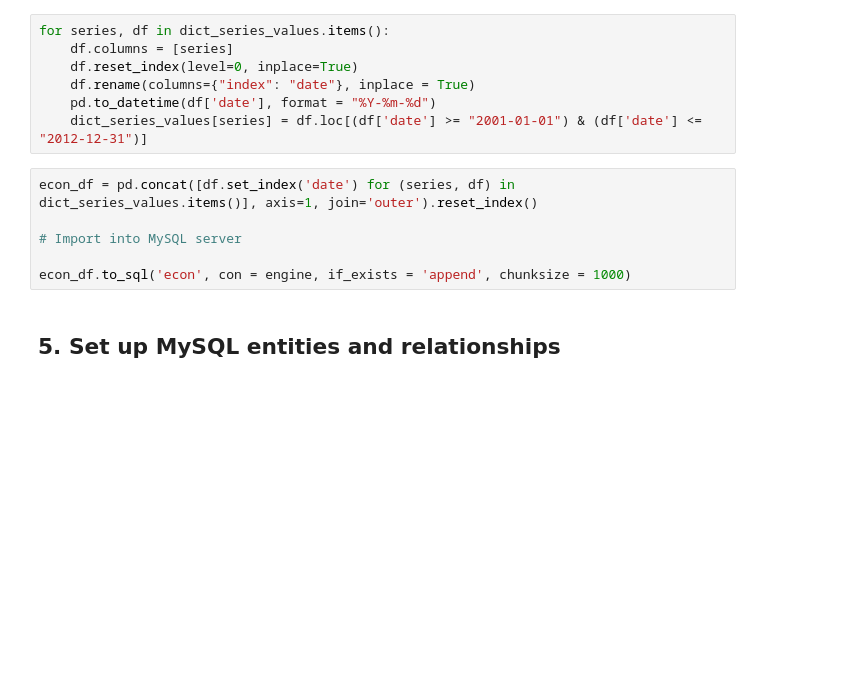
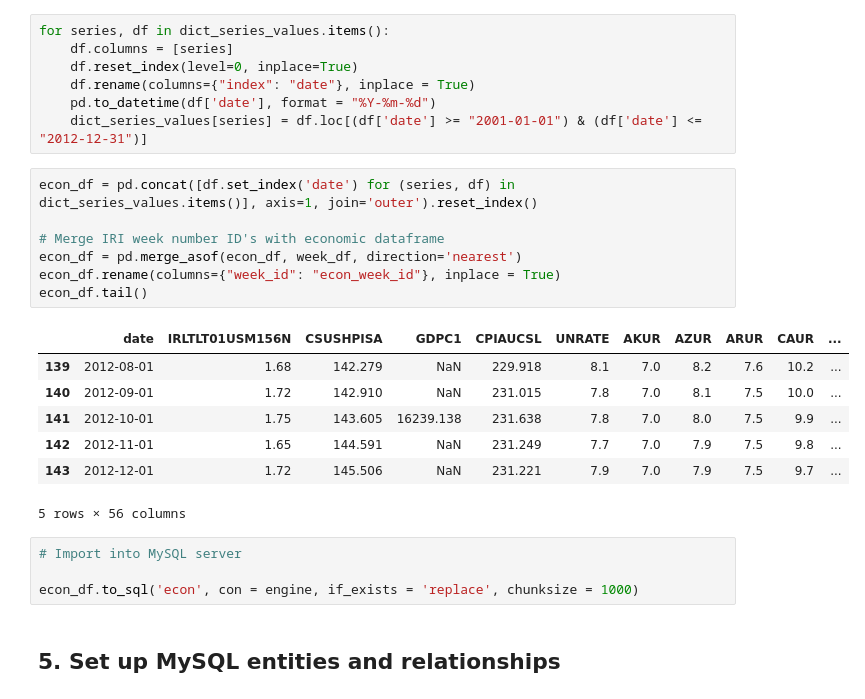
Before and after one commit to benedictau1993/beer-sales-economy, a Jupyter notebook: finalProjectNotebook.ipynb, the cells around one changed output. Cells and saved outputs as stored; diff of their text form; blank space fills up the shorter version.

Commit message:
Link economics data with sales data

```diff
--- a/finalProjectNotebook.ipynb
+++ b/finalProjectNotebook.ipynb
@@ -775,12 +708,25 @@ for series, df in dict_series_values.items():
     df.rename(columns={"index": "date"}, inplace = True)
     pd.to_datetime(df['date'], format = "%Y-%m-%d")
     dict_series_values[series] = df.loc[(df['date'] >= "2001-01-01") & (df['date'] <= "2012-12-31")]
+# %%
+econ_df = pd.concat([df.set_index('date') for (series, df) in dict_series_values.items()], axis=1, join='outer').reset_index()
+
+# Merge IRI week number ID's with economic dataframe
+econ_df = pd.merge_asof(econ_df, week_df, direction='nearest')
+econ_df.rename(columns={"week_id": "econ_week_id"}, inplace = True)
+econ_df.tail()
+# %% [output]
+|  | date | IRLTLT01USM156N | CSUSHPISA | GDPC1 | CPIAUCSL | UNRATE | AKUR | AZUR | ARUR | CAUR | ... |
+| 139 | 2012-08-01 | 1.68 | 142.279 | NaN | 229.918 | 8.1 | 7.0 | 8.2 | 7.6 | 10.2 | ... |
+| 140 | 2012-09-01 | 1.72 | 142.910 | NaN | 231.015 | 7.8 | 7.0 | 8.1 | 7.5 | 10.0 | ... |
+| 141 | 2012-10-01 | 1.75 | 143.605 | 16239.138 | 231.638 | 7.8 | 7.0 | 8.0 | 7.5 | 9.9 | ... |
+| 142 | 2012-11-01 | 1.65 | 144.591 | NaN | 231.249 | 7.7 | 7.0 | 7.9 | 7.5 | 9.8 | ... |
+| 143 | 2012-12-01 | 1.72 | 145.506 | NaN | 231.221 | 7.9 | 7.0 | 7.9 | 7.5 | 9.7 | ... |
+5 rows × 56 columns
 # %%
-econ_df = pd.concat([df.set_index('date') for (series, df) in dict_series_values.items()], axis=1, join='outer').reset_index()
-
 # Import into MySQL server
 
-econ_df.to_sql('econ', con = engine, if_exists = 'append', chunksize = 1000)
+econ_df.to_sql('econ', con = engine, if_exists = 'replace', chunksize = 1000)
 # %% [markdown]
 ## 5. Set up MySQL entities and relationships
 # %% [markdown]
```
Also changed, not shown: parts of 9 cells of this notebook, 2 other files.
